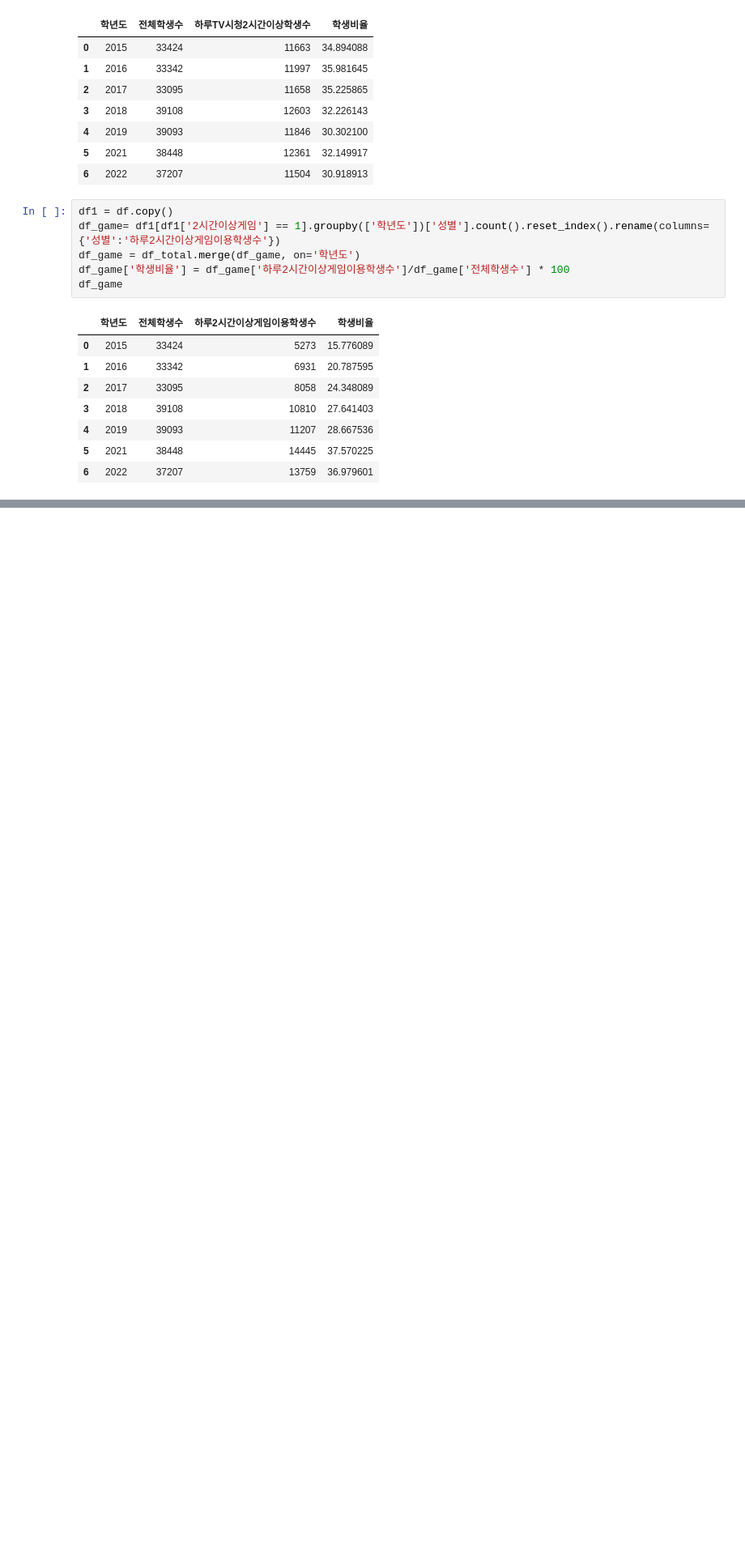
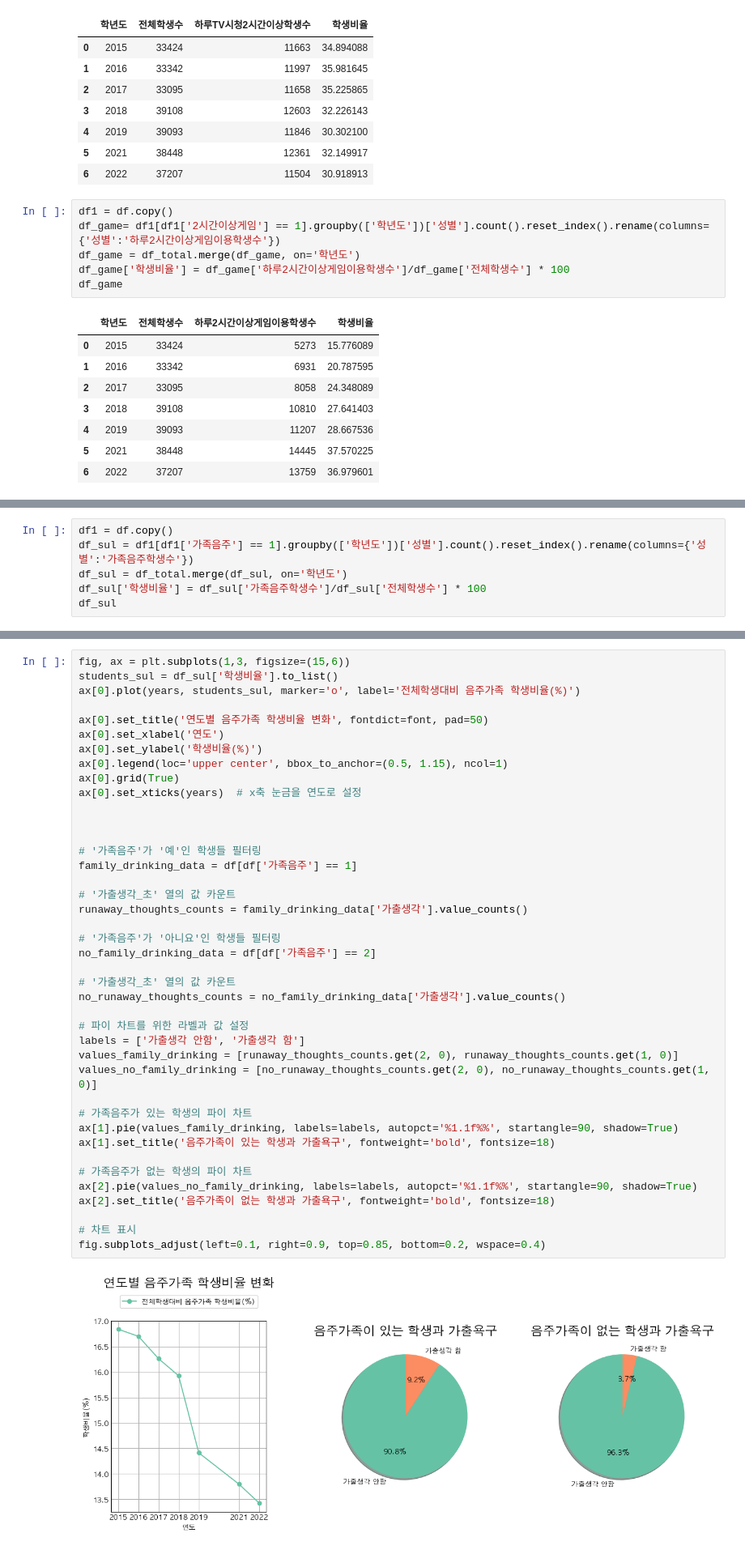
Before and after one commit to wooyeon83/AIBP_Team_Project, a Jupyter notebook: src/PRJ_02_Data_Analyze_Visualization.ipynb, the cells around one changed output, grey strips where cells are left out. Shown at 81% size. Saved outputs shown, nothing was run; the diff lists cells and outputs as text; blank space fills up the shorter version.

```diff
--- a/src/PRJ_02_Data_Analyze_Visualization.ipynb
+++ b/src/PRJ_02_Data_Analyze_Visualization.ipynb
@@ -979,0 +986,6 @@ ax[1].legend(loc='upper left', bbox_to_anchor=(1, 1))
+# %%
+df1 = df.copy()
+df_sul = df1[df1['가족음주'] == 1].groupby(['학년도'])['성별'].count().reset_index().rename(columns={'성별':'가족음주학생수'})
+df_sul = df_total.merge(df_sul, on='학년도')
+df_sul['학생비율'] = df_sul['가족음주학생수']/df_sul['전체학생수'] * 100
+df_sul
@@ -979,0 +1001,43 @@ ax[1].legend(loc='upper left', bbox_to_anchor=(1, 1))
+# %%
+fig, ax = plt.subplots(1,3, figsize=(15,6))
+students_sul = df_sul['학생비율'].to_list()
+ax[0].plot(years, students_sul, marker='o', label='전체학생대비 음주가족 학생비율(%)')
+
+ax[0].set_title('연도별 음주가족 학생비율 변화', fontdict=font, pad=50)
+ax[0].set_xlabel('연도')
+ax[0].set_ylabel('학생비율(%)')
+ax[0].legend(loc='upper center', bbox_to_anchor=(0.5, 1.15), ncol=1)
+ax[0].grid(True)
+ax[0].set_xticks(years)  # x축 눈금을 연도로 설정
+
+
+
+# '가족음주'가 '예'인 학생들 필터링
+family_drinking_data = df[df['가족음주'] == 1]
+
+# '가출생각_초' 열의 값 카운트
+runaway_thoughts_counts = family_drinking_data['가출생각'].value_counts()
+
+# '가족음주'가 '아니요'인 학생들 필터링
+no_family_drinking_data = df[df['가족음주'] == 2]
+
+# '가출생각_초' 열의 값 카운트
+no_runaway_thoughts_counts = no_family_drinking_data['가출생각'].value_counts()
+
+# 파이 차트를 위한 라벨과 값 설정
+labels = ['가출생각 안함', '가출생각 함']
+values_family_drinking = [runaway_thoughts_counts.get(2, 0), runaway_thoughts_counts.get(1, 0)]
+values_no_family_drinking = [no_runaway_thoughts_counts.get(2, 0), no_runaway_thoughts_counts.get(1, 0)]
+
+# 가족음주가 있는 학생의 파이 차트
+ax[1].pie(values_family_drinking, labels=labels, autopct='%1.1f%%', startangle=90, shadow=True)
+ax[1].set_title('음주가족이 있는 학생과 가출욕구', fontweight='bold', fontsize=18)
+
+# 가족음주가 없는 학생의 파이 차트
+ax[2].pie(values_no_family_drinking, labels=labels, autopct='%1.1f%%', startangle=90, shadow=True)
+ax[2].set_title('음주가족이 없는 학생과 가출욕구', fontweight='bold', fontsize=18)
+
+# 차트 표시
+fig.subplots_adjust(left=0.1, right=0.9, top=0.85, bottom=0.2, wspace=0.4)
+# %% [output]
+[figure, added]
```
Also changed, not shown: parts of 13 cells of this notebook.
